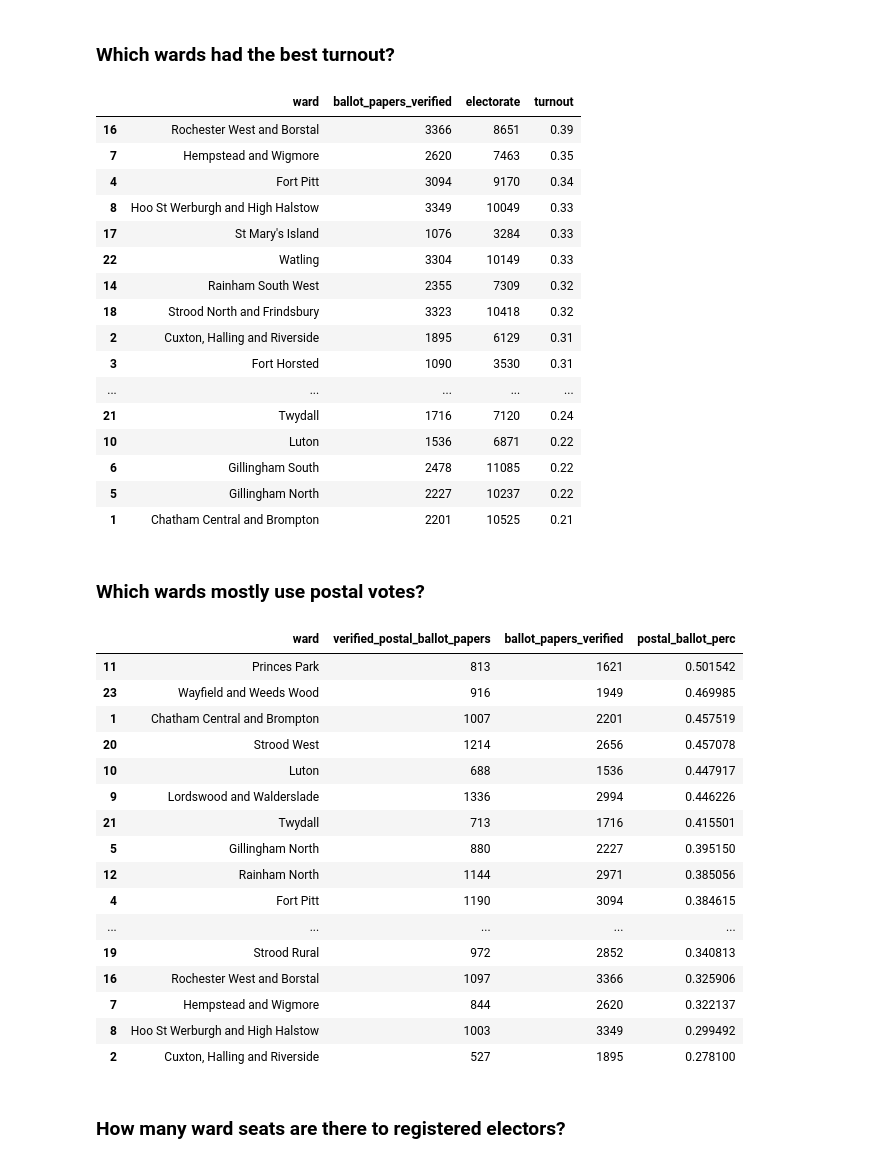
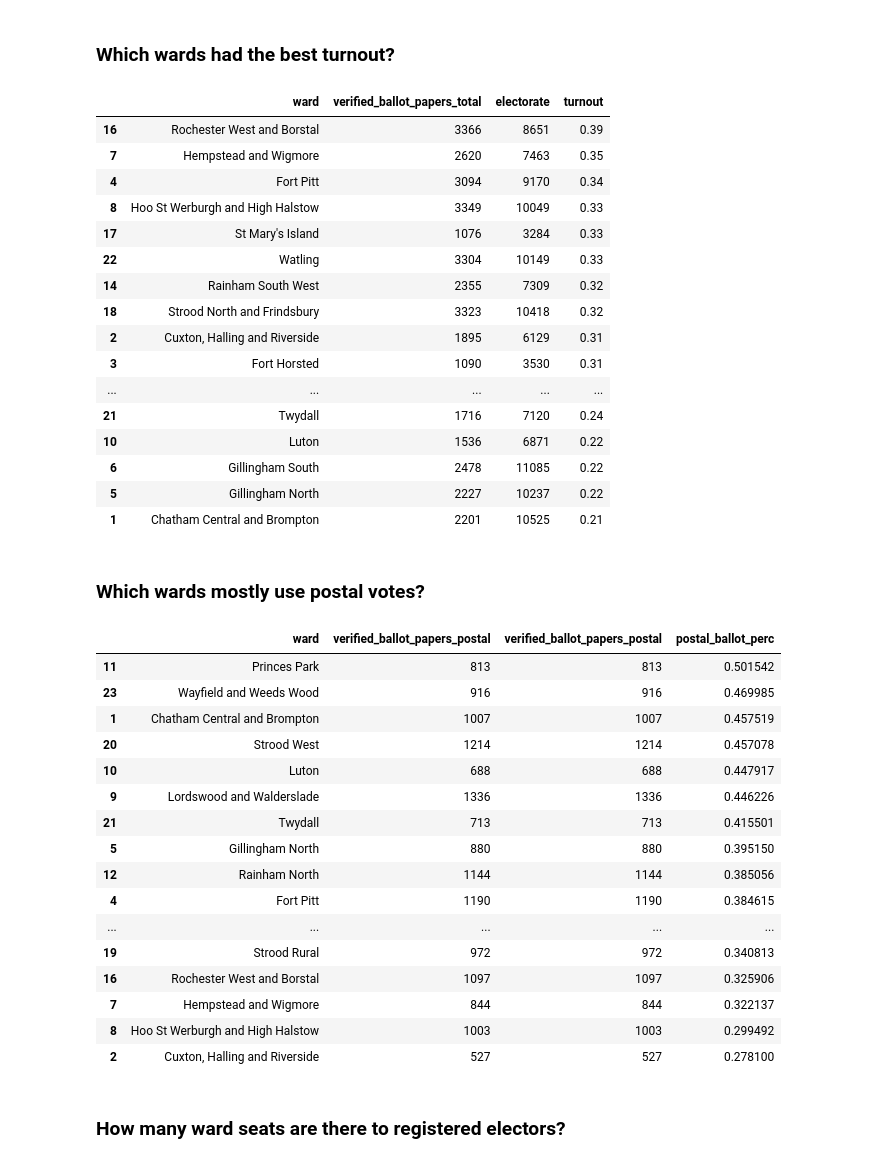
Before and after one commit to quinnphil/medway-local-elections-2023, a Jupyter notebook: 02 - Results Analysis.ipynb, the cells around one changed output. Cells and saved outputs as stored; diff of their text form; code cells hidden in the pictures.

```diff
--- a/02 - Results Analysis.ipynb
+++ b/02 - Results Analysis.ipynb
@@ -267,11 +267,11 @@ Electorate: 200,668
 # %%
 (
     df_wards.sort_values('turnout', ascending=False)
-    [['ward', 'ballot_papers_verified', 'electorate', 'turnout']]
+    [['ward', 'verified_ballot_papers_total', 'electorate', 'turnout']]
     .round({'turnout': 2})
 )
 # %% [output]
-|  | ward | ballot_papers_verified | electorate | turnout |
+|  | ward | verified_ballot_papers_total | electorate | turnout |
 | 16 | Rochester West and Borstal | 3366 | 8651 | 0.39 |
 | 7 | Hempstead and Wigmore | 2620 | 7463 | 0.35 |
 | 4 | Fort Pitt | 3094 | 9170 | 0.34 |
@@ -293,27 +293,27 @@ Electorate: 200,668
 # %%
 (
     df_wards
     .sort_values(by='postal_ballot_perc', ascending=False)
-    [['ward', 'verified_postal_ballot_papers', 'ballot_papers_verified', 'postal_ballot_perc']]
+    [['ward', 'verified_ballot_papers_postal', 'verified_ballot_papers_postal', 'postal_ballot_perc']]
 )
 # %% [output]
-|  | ward | verified_postal_ballot_papers | ballot_papers_verified | postal_ballot_perc |
-| 11 | Princes Park | 813 | 1621 | 0.501542 |
-| 23 | Wayfield and Weeds Wood | 916 | 1949 | 0.469985 |
-| 1 | Chatham Central and Brompton | 1007 | 2201 | 0.457519 |
-| 20 | Strood West | 1214 | 2656 | 0.457078 |
-| 10 | Luton | 688 | 1536 | 0.447917 |
-| 9 | Lordswood and Walderslade | 1336 | 2994 | 0.446226 |
-| 21 | Twydall | 713 | 1716 | 0.415501 |
-| 5 | Gillingham North | 880 | 2227 | 0.395150 |
-| 12 | Rainham North | 1144 | 2971 | 0.385056 |
-| 4 | Fort Pitt | 1190 | 3094 | 0.384615 |
+|  | ward | verified_ballot_papers_postal | verified_ballot_papers_postal | postal_ballot_perc |
+| 11 | Princes Park | 813 | 813 | 0.501542 |
+| 23 | Wayfield and Weeds Wood | 916 | 916 | 0.469985 |
+| 1 | Chatham Central and Brompton | 1007 | 1007 | 0.457519 |
+| 20 | Strood West | 1214 | 1214 | 0.457078 |
+| 10 | Luton | 688 | 688 | 0.447917 |
+| 9 | Lordswood and Walderslade | 1336 | 1336 | 0.446226 |
+| 21 | Twydall | 713 | 713 | 0.415501 |
+| 5 | Gillingham North | 880 | 880 | 0.395150 |
+| 12 | Rainham North | 1144 | 1144 | 0.385056 |
+| 4 | Fort Pitt | 1190 | 1190 | 0.384615 |
 | ... | ... | ... | ... | ... |
-| 19 | Strood Rural | 972 | 2852 | 0.340813 |
-| 16 | Rochester West and Borstal | 1097 | 3366 | 0.325906 |
-| 7 | Hempstead and Wigmore | 844 | 2620 | 0.322137 |
-| 8 | Hoo St Werburgh and High Halstow | 1003 | 3349 | 0.299492 |
-| 2 | Cuxton, Halling and Riverside | 527 | 1895 | 0.278100 |
+| 19 | Strood Rural | 972 | 972 | 0.340813 |
+| 16 | Rochester West and Borstal | 1097 | 1097 | 0.325906 |
+| 7 | Hempstead and Wigmore | 844 | 844 | 0.322137 |
+| 8 | Hoo St Werburgh and High Halstow | 1003 | 1003 | 0.299492 |
+| 2 | Cuxton, Halling and Riverside | 527 | 527 | 0.278100 |
 # %% [markdown]
 ### How many ward seats are there to registered electors?
 # %%
```
Also changed, not shown: parts of 3 cells of this notebook, 3 other files.
